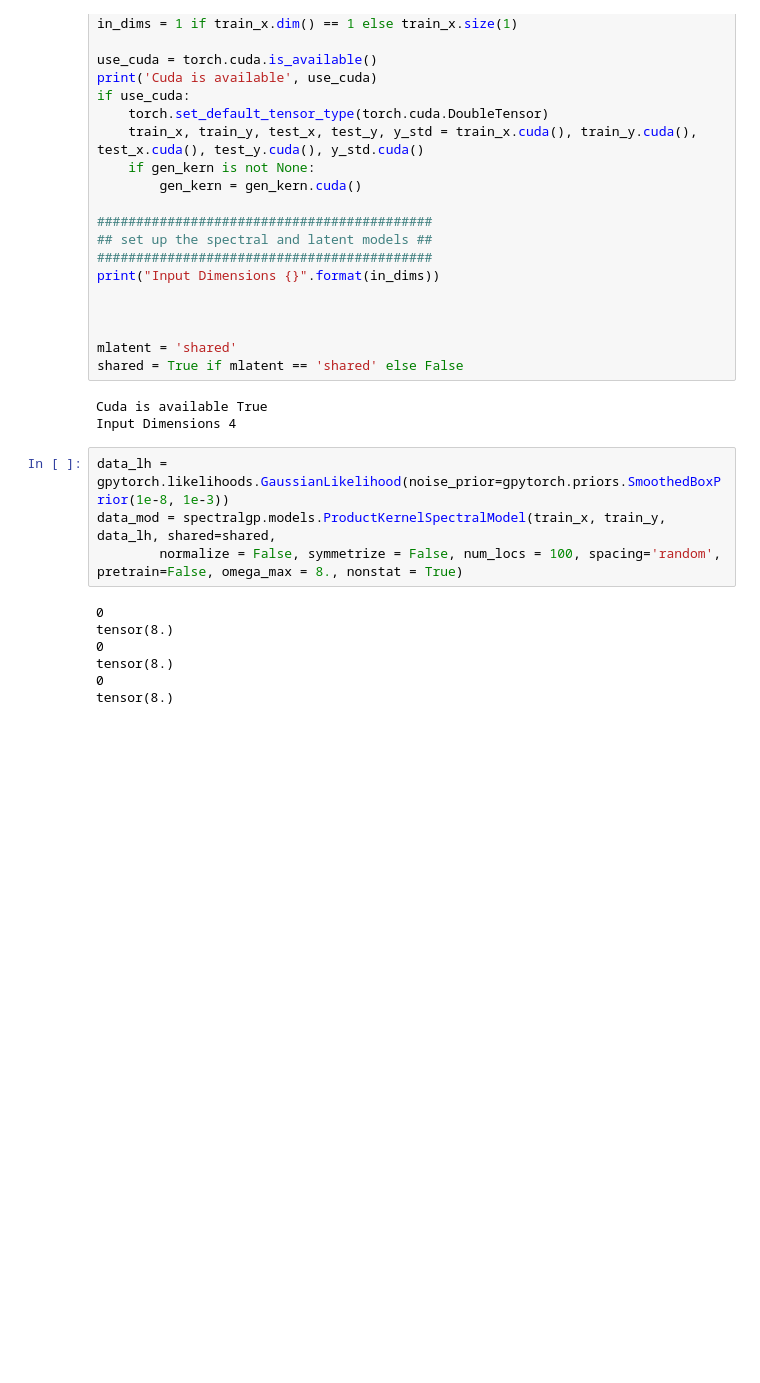
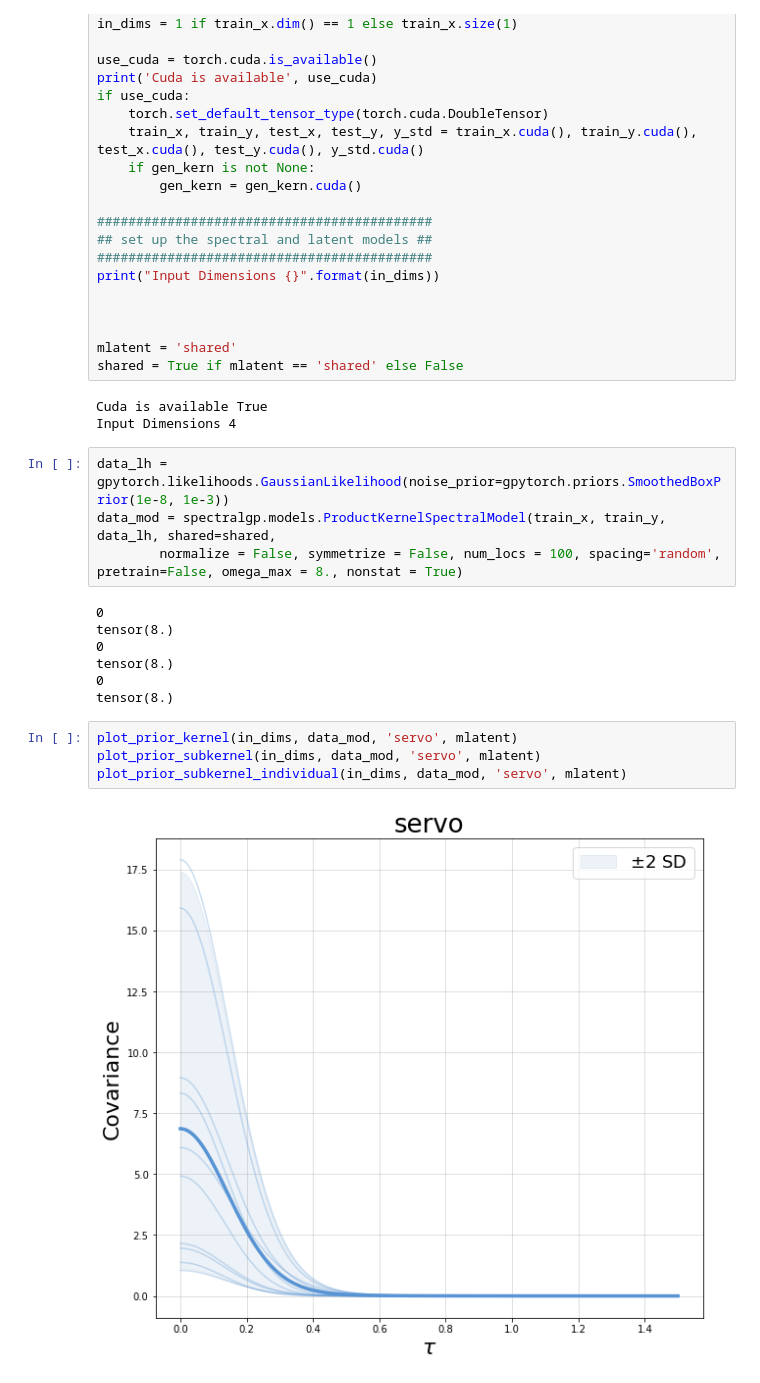
Before and after one commit to wjmaddox/spectralgp, a Jupyter notebook: exps_multi_input_dim/servo_test_notebook.ipynb, the cells around one changed output. Cells and saved outputs as stored; diff of their text form; blank space fills up the shorter version.

Commit message:
update to plotting

```diff
--- a/exps_multi_input_dim/servo_test_notebook.ipynb
+++ b/exps_multi_input_dim/servo_test_notebook.ipynb
@@ -62,3 +62,9 @@ tensor(8.)
 tensor(8.)
 0
 tensor(8.)
+# %%
+plot_prior_kernel(in_dims, data_mod, 'servo', mlatent)
+plot_prior_subkernel(in_dims, data_mod, 'servo', mlatent)
+plot_prior_subkernel_individual(in_dims, data_mod, 'servo', mlatent)
+# %% [output]
+[figure, added]
```
Also changed, not shown: parts of 6 cells of this notebook, 2 other files.
